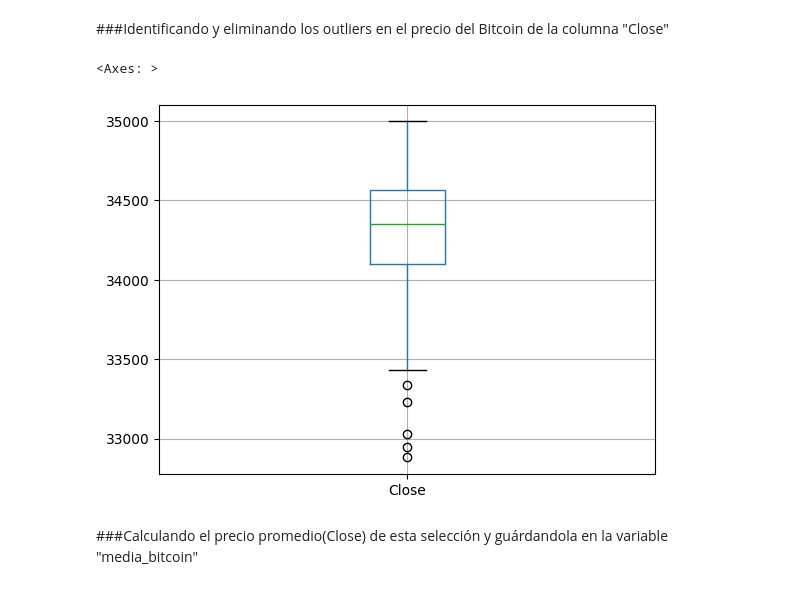
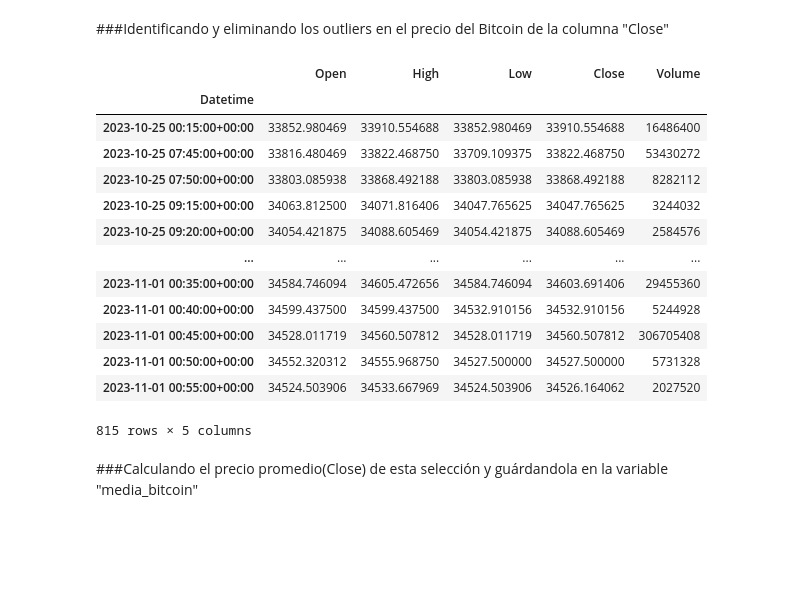
Before and after one commit to devjuniorflores/BitBot, a Jupyter notebook: Robot_Trading_C1_DSA.ipynb, the cells around one changed output. Drawn from its saved outputs; the diff is of its cells as text; code cells hidden in the pictures; blank space fills up the shorter version.

```diff
--- a/Robot_Trading_C1_DSA.ipynb
+++ b/Robot_Trading_C1_DSA.ipynb
@@ -299,11 +299,22 @@ print(Q1,Q3)
 # %%
 seleccion = ((close>=Q1)&(close<=Q3))
 df_bitcoin_limpio_ = df_bitcoin_limpio[seleccion]
 df_bitcoin_limpio
-df_bitcoin_limpio.boxplot(['Close'])
 # %% [output]
+|  | Open | High | Low | Close | Volume |
+| Datetime |  |  |  |  |  |
+| 2023-10-25 00:15:00+00:00 | 33852.980469 | 33910.554688 | 33852.980469 | 33910.554688 | 16486400 |
+| 2023-10-25 07:45:00+00:00 | 33816.480469 | 33822.468750 | 33709.109375 | 33822.468750 | 53430272 |
+| 2023-10-25 07:50:00+00:00 | 33803.085938 | 33868.492188 | 33803.085938 | 33868.492188 | 8282112 |
+| 2023-10-25 09:15:00+00:00 | 34063.812500 | 34071.816406 | 34047.765625 | 34047.765625 | 3244032 |
+| 2023-10-25 09:20:00+00:00 | 34054.421875 | 34088.605469 | 34054.421875 | 34088.605469 | 2584576 |
+| ... | ... | ... | ... | ... | ... |
+| 2023-11-01 00:35:00+00:00 | 34584.746094 | 34605.472656 | 34584.746094 | 34603.691406 | 29455360 |
+| 2023-11-01 00:40:00+00:00 | 34599.437500 | 34599.437500 | 34532.910156 | 34532.910156 | 5244928 |
+| 2023-11-01 00:45:00+00:00 | 34528.011719 | 34560.507812 | 34528.011719 | 34560.507812 | 306705408 |
+| 2023-11-01 00:50:00+00:00 | 34552.320312 | 34555.968750 | 34527.500000 | 34527.500000 | 5731328 |
+| 2023-11-01 00:55:00+00:00 | 34524.503906 | 34533.667969 | 34524.503906 | 34526.164062 | 2027520 |
-<Axes: >
+815 rows × 5 columns
-[figure, removed]
 # %% [markdown]
 ###Calculando el precio promedio(Close) de esta selección y guárdandola en la variable "media_bitcoin"
 # %%
```
Also changed, not shown: parts of 13 cells of this notebook.
